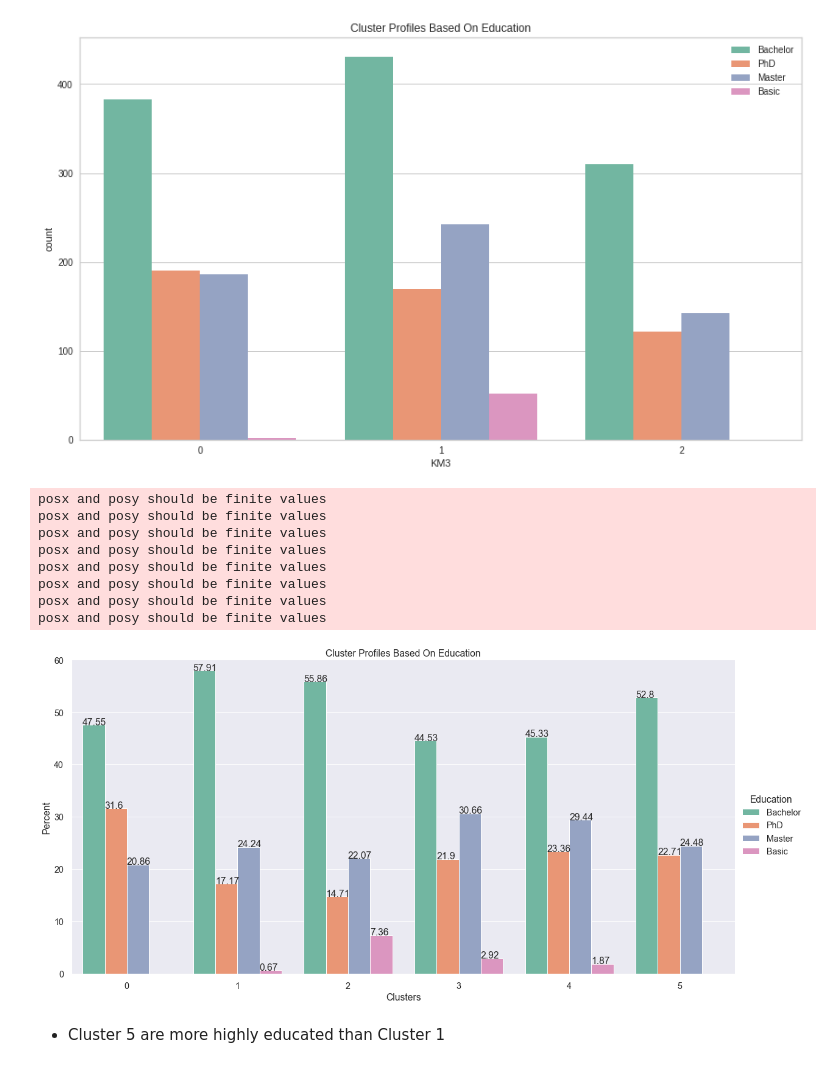
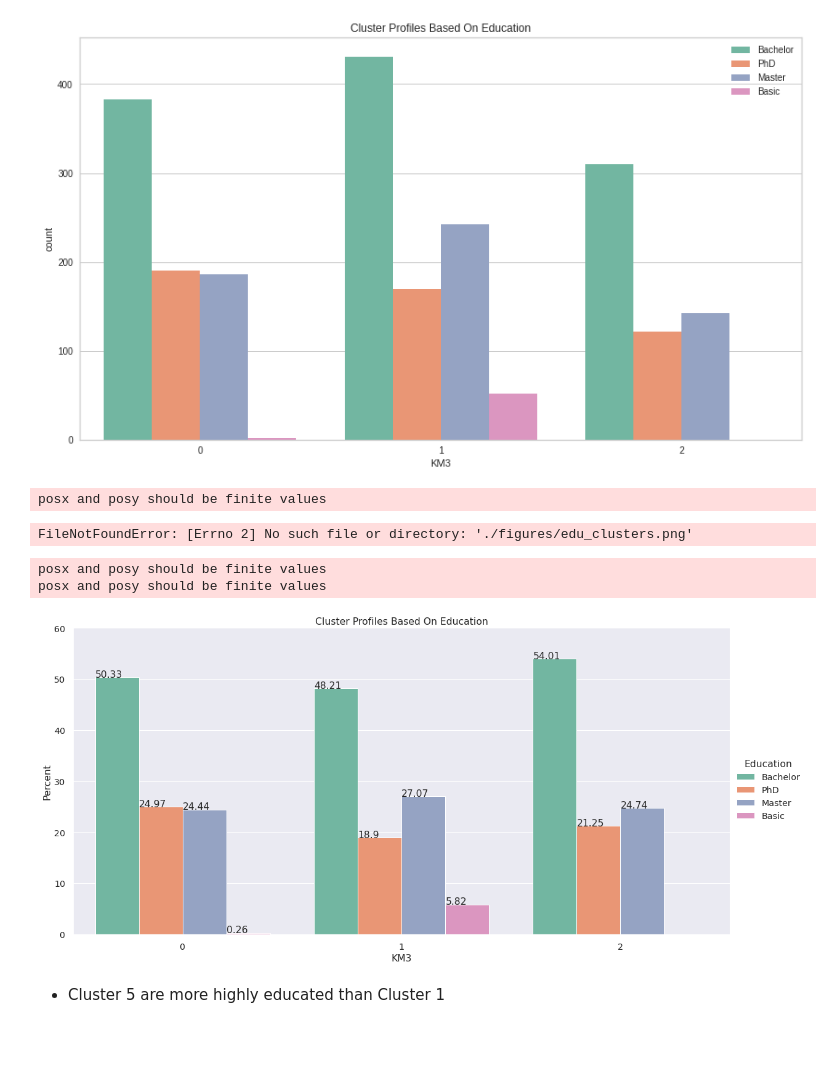
Before and after one commit to dapopov-st/store-customer-segmentation, a Jupyter notebook: 004_Analysis.ipynb, the cells around one changed output. Saved outputs shown, nothing was run; the diff lists cells and outputs as text; code cells hidden in the pictures; blank space fills up the shorter version.

```diff
--- a/004_Analysis.ipynb
+++ b/004_Analysis.ipynb
@@ -264,38 +267,34 @@ plt.show()
 # %%
 #plt.figure(figsize=(14,8)) #does not work, use height and aspect
 palette=sns.color_palette("Set2")
 sns.set(font_scale = 1.3)
 
-x,y = 'Clusters', 'Education'
+x,y = 'KM3', 'Education'
 
 df1 = df.groupby(x)[y].value_counts(normalize=True)
 df1 = df1.mul(100)
 df1 = df1.rename('Percent').reset_index()
 
 g = sns.catplot(x=x,y='Percent',hue=y,kind='bar',data=df1,palette=palette,height=8,aspect=2)
 #g.figure(figsize=(14,8))
 
 g.ax.set_ylim(0,60)
 
 for p in g.ax.patches:
     txt = str(p.get_height().round(2)) #+ '%'
     txt_x = p.get_x()
     txt_y = p.get_height()
     g.ax.text(txt_x,txt_y,txt)
     #plt.figure(figsize=(14,8))
     #plt.figure(figsize=(14,8))
 plt.title("Cluster Profiles Based On Education")
 plt.savefig('./figures/edu_clusters.png')
 # %% [output]
 posx and posy should be finite values
-posx and posy should be finite values
-posx and posy should be finite values
-posx and posy should be finite values
-posx and posy should be finite values
-posx and posy should be finite values
-posx and posy should be finite values
-posx and posy should be finite values
+FileNotFoundError: [Errno 2] No such file or directory: './figures/edu_clusters.png'
+posx and posy should be finite values
+posx and posy should be finite values
-[figure, old version]
+[figure, new version]
 # %% [markdown]
 - Cluster 5 are more highly educated than Cluster 1
 # %%
```
Also changed, not shown: parts of 14 cells of this notebook, 3 other files.
